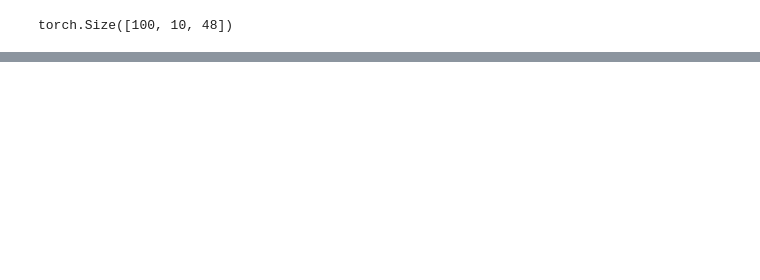
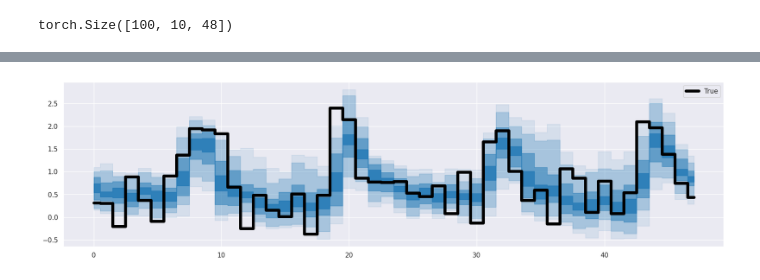
Before and after one commit to kabolat/behavio-temporal-vae, a Jupyter notebook: notebooks/forecasting_by_imputing.ipynb, the cells around one changed output, grey strips where cells are left out. Cells and saved outputs as stored; diff of their text form; code cells hidden in the pictures; blank space fills up the shorter version.

```diff
--- a/notebooks/forecasting_by_imputing.ipynb
+++ b/notebooks/forecasting_by_imputing.ipynb
@@ -157,0 +163,18 @@ plt.show()
+# %%
+fig, ax = plt.subplots(1, 1, figsize=(20, 5))
+
+# plt.plot(x_params["mu"].T.detach().cpu().numpy())
+# plt.plot(x_samples[:100].T)
+plt.fill_between(np.arange(x_samples.shape[-1]), np.quantile(free_samples[:,idx], 0.05, axis=0), np.quantile(free_samples[:,idx], 0.95, axis=0), color='tab:blue', alpha=0.10, step='mid')
+plt.fill_between(np.arange(x_samples.shape[-1]), np.quantile(free_samples[:,idx], 0.10, axis=0), np.quantile(free_samples[:,idx], 0.90, axis=0), color='tab:blue', alpha=0.25, step='mid')
+plt.fill_between(np.arange(x_samples.shape[-1]), np.quantile(free_samples[:,idx], 0.25, axis=0), np.quantile(free_samples[:,idx], 0.75, axis=0), color='tab:blue', alpha=0.50, step='mid')
+plt.fill_between(np.arange(x_samples.shape[-1]), np.quantile(free_samples[:,idx], 0.40, axis=0), np.quantile(free_samples[:,idx], 0.60, axis=0), color='tab:blue', alpha=0.75, step='mid')
+# plt.plot(np.quantile(x_samples, 0.5, axis=0), color='tab:blue', lw=5, alpha=1)
+# plt.plot(x_test.T, color='black', lw=5)
+# plt.step(np.arange(x_test.shape[-1]), x_samples[0,idx].T, color='tab:orange', lw=5, where='mid', label='Sample')
+plt.step(np.arange(x_test.shape[-1]), x_test[idx].T, color='black', lw=5, where='mid', label='True')
+plt.legend()
+# plt.yscale('exp')
+plt.show()
+# %% [output]
+[figure, added]
```
Also changed, not shown: parts of 5 cells of this notebook, 1 other file.
